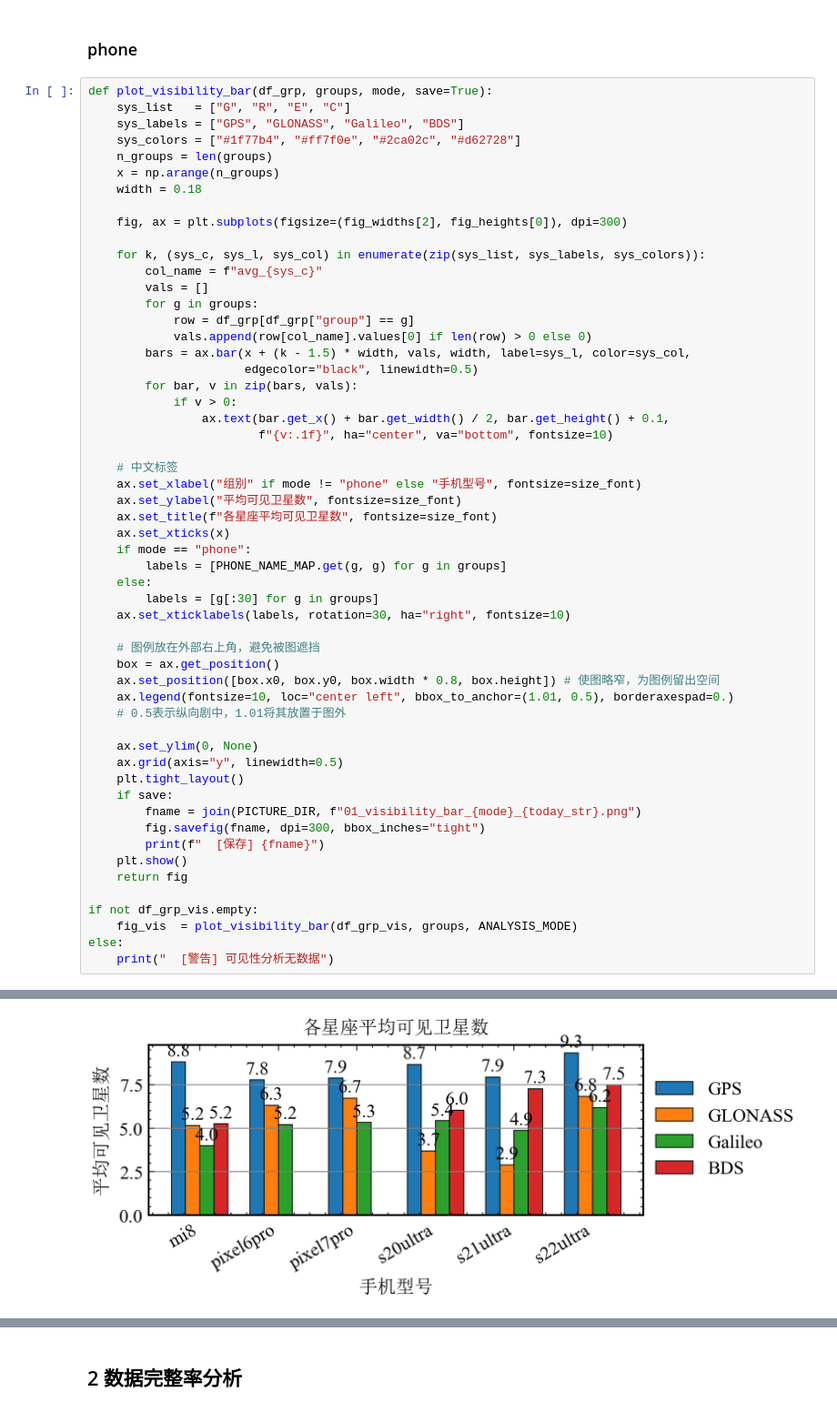
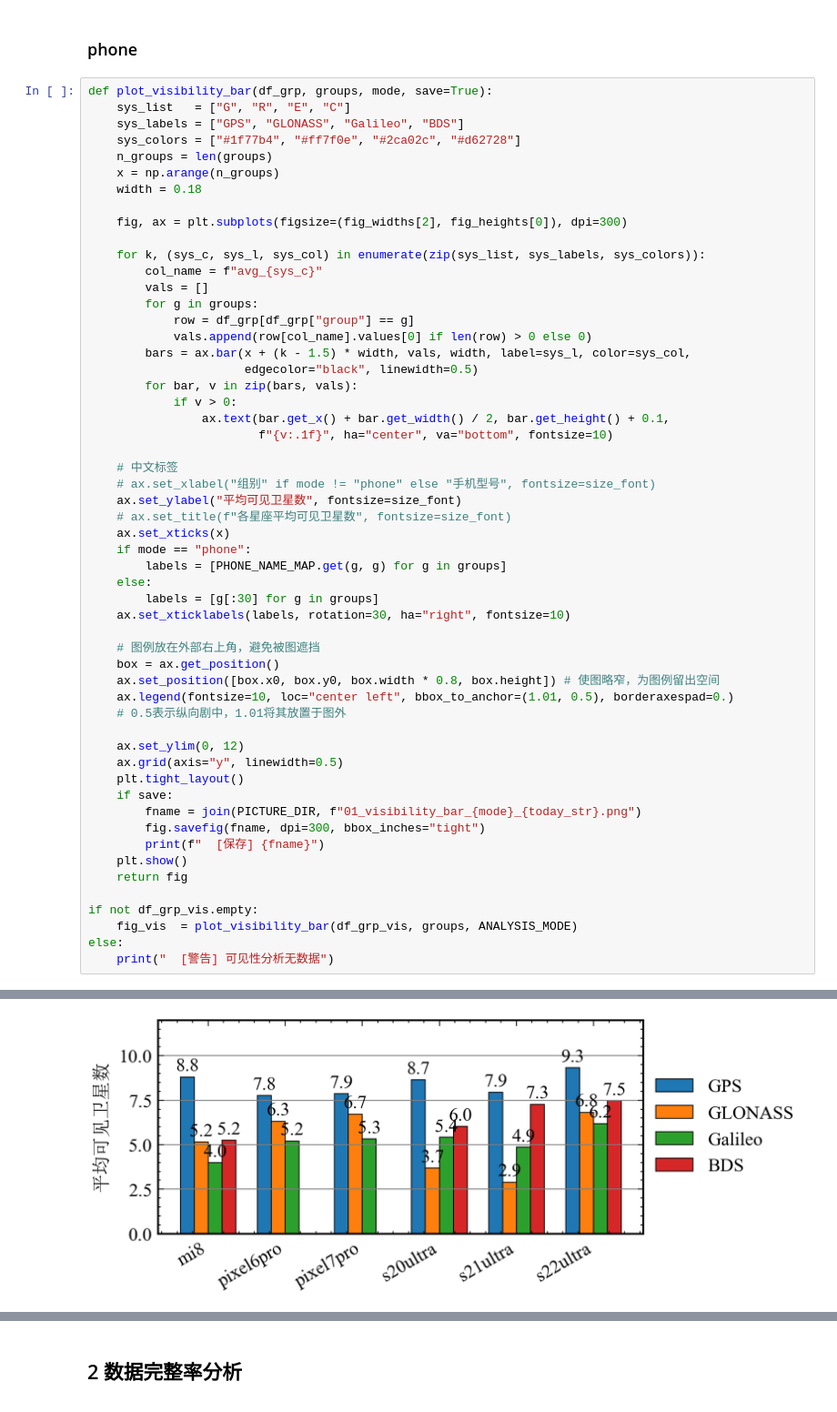
Before and after one commit to ColourDyeing/Hybrid-frequency-spp, a Jupyter notebook: Testing-Data/python/07_Observation_Quality_Analysis.ipynb, the cells around one changed output, grey strips where cells are left out. Shown at 91% size. Saved outputs shown, nothing was run; the diff lists cells and outputs as text.

```diff
--- a/Testing-Data/python/07_Observation_Quality_Analysis.ipynb
+++ b/Testing-Data/python/07_Observation_Quality_Analysis.ipynb
@@ -563,37 +601,37 @@ def plot_visibility_bar(df_grp, groups, mode, save=True):
                         f"{v:.1f}", ha="center", va="bottom", fontsize=10)
 
     # 中文标签
-    ax.set_xlabel("组别" if mode != "phone" else "手机型号", fontsize=size_font)
+    # ax.set_xlabel("组别" if mode != "phone" else "手机型号", fontsize=size_font)
     ax.set_ylabel("平均可见卫星数", fontsize=size_font)
-    ax.set_title(f"各星座平均可见卫星数", fontsize=size_font)
+    # ax.set_title(f"各星座平均可见卫星数", fontsize=size_font)
     ax.set_xticks(x)
     if mode == "phone":
         labels = [PHONE_NAME_MAP.get(g, g) for g in groups]
     else:
         labels = [g[:30] for g in groups]
     ax.set_xticklabels(labels, rotation=30, ha="right", fontsize=10)
 
     # 图例放在外部右上角，避免被图遮挡
     box = ax.get_position()
     ax.set_position([box.x0, box.y0, box.width * 0.8, box.height]) # 使图略窄，为图例留出空间
     ax.legend(fontsize=10, loc="center left", bbox_to_anchor=(1.01, 0.5), borderaxespad=0.)
     # 0.5表示纵向剧中，1.01将其放置于图外
 
-    ax.set_ylim(0, None)
+    ax.set_ylim(0, 12)
     ax.grid(axis="y", linewidth=0.5)
     plt.tight_layout()
     if save:
         fname = join(PICTURE_DIR, f"01_visibility_bar_{mode}_{today_str}.png")
         fig.savefig(fname, dpi=300, bbox_inches="tight")
         print(f"  [保存] {fname}")
     plt.show()
     return fig
 
 if not df_grp_vis.empty:
     fig_vis  = plot_visibility_bar(df_grp_vis, groups, ANALYSIS_MODE)
 else:
     print("  [警告] 可见性分析无数据")
 # %% [output]
   [保存] d:\Desktop\RTKLIB-VS\Graduation\Testing-Data\data\picture\quality\01_visibility_bar_phone_20260511.png
-[figure, old version]
+[figure, new version]
 # %% [markdown]
```
Also changed, not shown: parts of 19 cells of this notebook.
